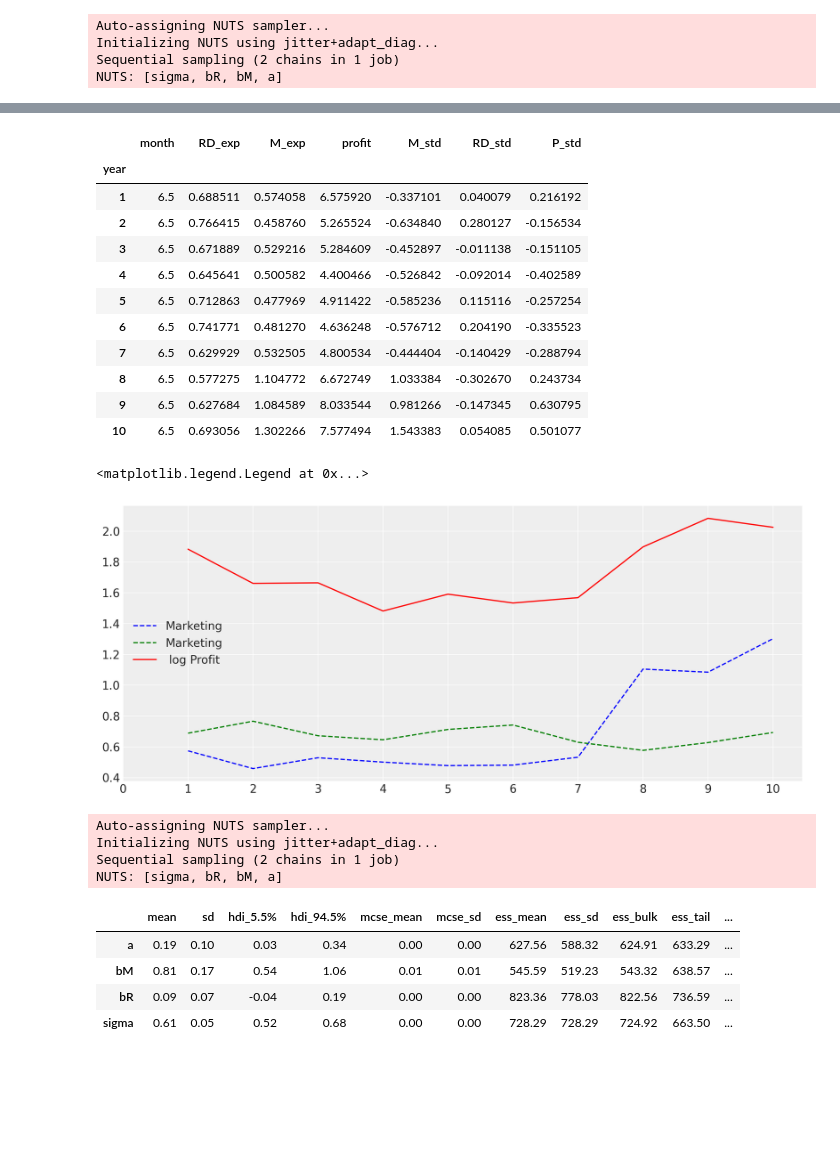
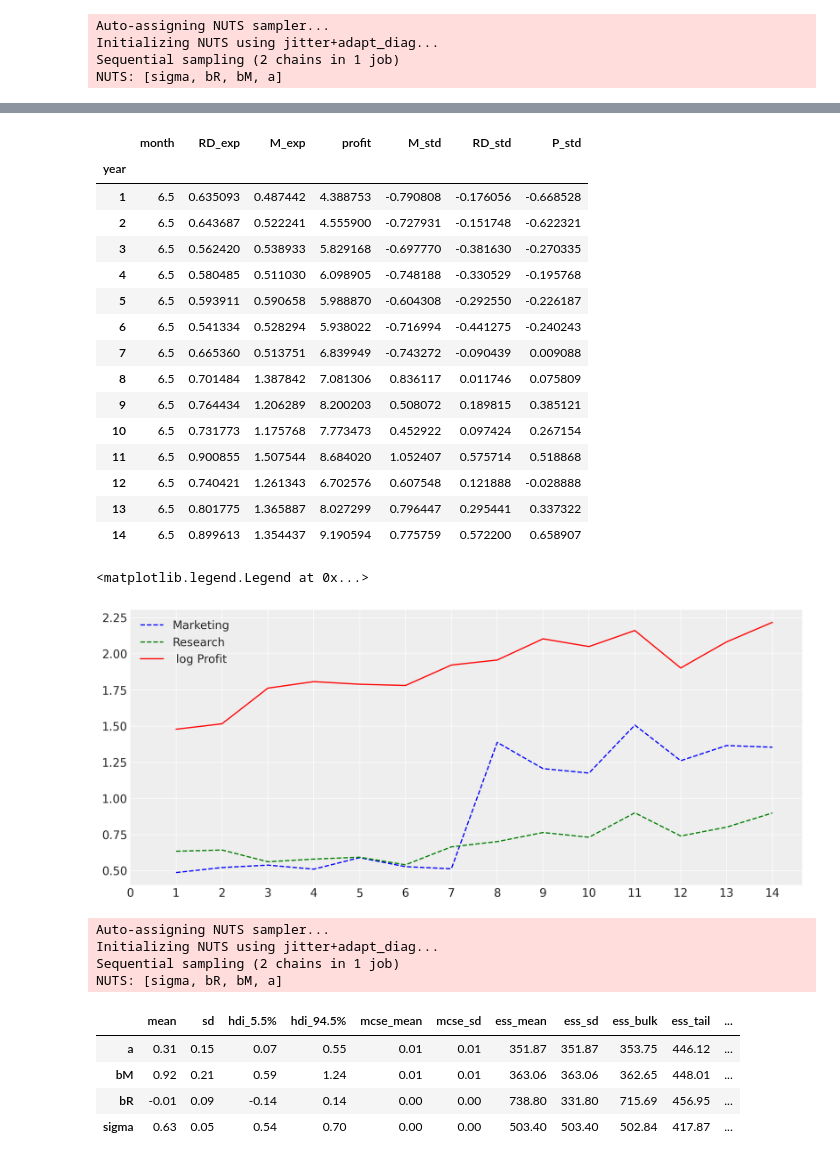
Before and after one commit to roesta07/A-simple-Business-Question, a Jupyter notebook: analysis.ipynb, the cells around one changed output, grey strips where cells are left out. Saved outputs shown, nothing was run; the diff lists cells and outputs as text; code cells hidden in the pictures; blank space fills up the shorter version.

```diff
--- a/analysis.ipynb
+++ b/analysis.ipynb
@@ -55,9 +55,9 @@ az.style.use('arviz-darkgrid')
 # %load_ext watermark
 az.rcParams["stats.hdi_prob"] = 0.89  # sets default credible interval used by arviz
 # %%
-np.random.seed(2)
+np.random.seed(3)
 ## simulating for 10 years
-N=10*12
+N=14*12
 
 profit=np.zeros(N)
 ## for seven years marketing predicted profit
@@ -67,13 +67,13 @@ RD_exp=np.zeros(N)
 M_exp[:y_7]=stats.halfnorm(0.35,0.2).rvs(y_7)
 RD_exp[:y_7]=stats.halfnorm(0.25,0.5).rvs(y_7)
 profit[:y_7]=stats.norm(M_exp[:y_7]*10,2).rvs(y_7)
-RD_exp[y_7:]=stats.halfnorm(0.25,0.5).rvs(size=(N-y_7))
-M_exp[y_7:]=stats.halfnorm(RD_exp[y_7:]+0.22,0.5).rvs(N-y_7)
-profit[y_7:]=stats.norm(RD_exp[y_7:]*10,3).rvs((N-y_7))
+RD_exp[y_7:]=stats.halfnorm(0.25,0.6).rvs(size=(N-y_7))
+M_exp[y_7:]=stats.halfnorm(RD_exp[y_7:]+0.15,0.5).rvs(N-y_7)
+profit[y_7:]=stats.norm(RD_exp[y_7:]*10,2).rvs((N-y_7))
 ## y as year 0-10
-y=np.arange(1,11)
+y=np.arange(1,15)
 # each year has 12months
-m=np.array(list(np.arange(1,13))*10)
+m=np.array(list(np.arange(1,13))*14)
 
-len(m)
+print(len(m),len(y),N/len(y),len(profit),)
 # %% [output]
@@ -171,29 +177,33 @@ Text(0.5, 1.0, 'Posterior Predictive')
 # %%
 yearly_df=d.groupby(['year']).mean()
-yearly_df.head(10)
+yearly_df.head(14)
 # %% [output]
 |  | month | RD_exp | M_exp | profit | M_std | RD_std | P_std |
 | year |  |  |  |  |  |  |  |
-| 1 | 6.5 | 0.688511 | 0.574058 | 6.575920 | -0.337101 | 0.040079 | 0.216192 |
-| 2 | 6.5 | 0.766415 | 0.458760 | 5.265524 | -0.634840 | 0.280127 | -0.156534 |
-| 3 | 6.5 | 0.671889 | 0.529216 | 5.284609 | -0.452897 | -0.011138 | -0.151105 |
-| 4 | 6.5 | 0.645641 | 0.500582 | 4.400466 | -0.526842 | -0.092014 | -0.402589 |
-| 5 | 6.5 | 0.712863 | 0.477969 | 4.911422 | -0.585236 | 0.115116 | -0.257254 |
-| 6 | 6.5 | 0.741771 | 0.481270 | 4.636248 | -0.576712 | 0.204190 | -0.335523 |
-| 7 | 6.5 | 0.629929 | 0.532505 | 4.800534 | -0.444404 | -0.140429 | -0.288794 |
-| 8 | 6.5 | 0.577275 | 1.104772 | 6.672749 | 1.033384 | -0.302670 | 0.243734 |
-| 9 | 6.5 | 0.627684 | 1.084589 | 8.033544 | 0.981266 | -0.147345 | 0.630795 |
-| 10 | 6.5 | 0.693056 | 1.302266 | 7.577494 | 1.543383 | 0.054085 | 0.501077 |
+| 1 | 6.5 | 0.635093 | 0.487442 | 4.388753 | -0.790808 | -0.176056 | -0.668528 |
+| 2 | 6.5 | 0.643687 | 0.522241 | 4.555900 | -0.727931 | -0.151748 | -0.622321 |
+| 3 | 6.5 | 0.562420 | 0.538933 | 5.829168 | -0.697770 | -0.381630 | -0.270335 |
+| 4 | 6.5 | 0.580485 | 0.511030 | 6.098905 | -0.748188 | -0.330529 | -0.195768 |
+| 5 | 6.5 | 0.593911 | 0.590658 | 5.988870 | -0.604308 | -0.292550 | -0.226187 |
+| 6 | 6.5 | 0.541334 | 0.528294 | 5.938022 | -0.716994 | -0.441275 | -0.240243 |
+| 7 | 6.5 | 0.665360 | 0.513751 | 6.839949 | -0.743272 | -0.090439 | 0.009088 |
+| 8 | 6.5 | 0.701484 | 1.387842 | 7.081306 | 0.836117 | 0.011746 | 0.075809 |
+| 9 | 6.5 | 0.764434 | 1.206289 | 8.200203 | 0.508072 | 0.189815 | 0.385121 |
+| 10 | 6.5 | 0.731773 | 1.175768 | 7.773473 | 0.452922 | 0.097424 | 0.267154 |
+| 11 | 6.5 | 0.900855 | 1.507544 | 8.684020 | 1.052407 | 0.575714 | 0.518868 |
+| 12 | 6.5 | 0.740421 | 1.261343 | 6.702576 | 0.607548 | 0.121888 | -0.028888 |
+| 13 | 6.5 | 0.801775 | 1.365887 | 8.027299 | 0.796447 | 0.295441 | 0.337322 |
+| 14 | 6.5 | 0.899613 | 1.354437 | 9.190594 | 0.775759 | 0.572200 | 0.658907 |
 # %%
 fig,ax=plt.subplots(figsize=(12,5))
 ax.plot(yearly_df.index,yearly_df['M_exp'],'--b',label='Marketing')
-ax.plot(yearly_df.index,yearly_df['RD_exp'],'--g',label='Marketing')
+ax.plot(yearly_df.index,yearly_df['RD_exp'],'--g',label='Research')
 ax.plot(yearly_df.index,np.log(yearly_df['profit']),'r',label=' log Profit')
-ax.set_xticks(np.arange(0,11))
+ax.set_xticks(np.arange(0,15))
 ax.legend()
 # %% [output]
 <matplotlib.legend.Legend at 0x...>
-[figure, old version]
+[figure, new version]
 # %%
 
 with pm.Model() as m4_7:
@@ -214,10 +224,10 @@ NUTS: [sigma, bR, bM, a]
 az.summary(trace4_7,round_to=2,var_names=['~mu'])
 # %% [output]
 |  | mean | sd | hdi_5.5% | hdi_94.5% | mcse_mean | mcse_sd | ess_mean | ess_sd | ess_bulk | ess_tail | ... |
-| a | 0.19 | 0.10 | 0.03 | 0.34 | 0.00 | 0.00 | 627.56 | 588.32 | 624.91 | 633.29 | ... |
-| bM | 0.81 | 0.17 | 0.54 | 1.06 | 0.01 | 0.01 | 545.59 | 519.23 | 543.32 | 638.57 | ... |
-| bR | 0.09 | 0.07 | -0.04 | 0.19 | 0.00 | 0.00 | 823.36 | 778.03 | 822.56 | 736.59 | ... |
-| sigma | 0.61 | 0.05 | 0.52 | 0.68 | 0.00 | 0.00 | 728.29 | 728.29 | 724.92 | 663.50 | ... |
+| a | 0.31 | 0.15 | 0.07 | 0.55 | 0.01 | 0.01 | 351.87 | 351.87 | 353.75 | 446.12 | ... |
+| bM | 0.92 | 0.21 | 0.59 | 1.24 | 0.01 | 0.01 | 363.06 | 363.06 | 362.65 | 448.01 | ... |
+| bR | -0.01 | 0.09 | -0.14 | 0.14 | 0.00 | 0.00 | 738.80 | 331.80 | 715.69 | 456.95 | ... |
+| sigma | 0.63 | 0.05 | 0.54 | 0.70 | 0.00 | 0.00 | 503.40 | 503.40 | 502.84 | 417.87 | ... |
 # %%
 with pm.Model() as m4_3y:
   a=pm.Normal('a',0,0.2)
```
Also changed, not shown: parts of 15 cells of this notebook.
